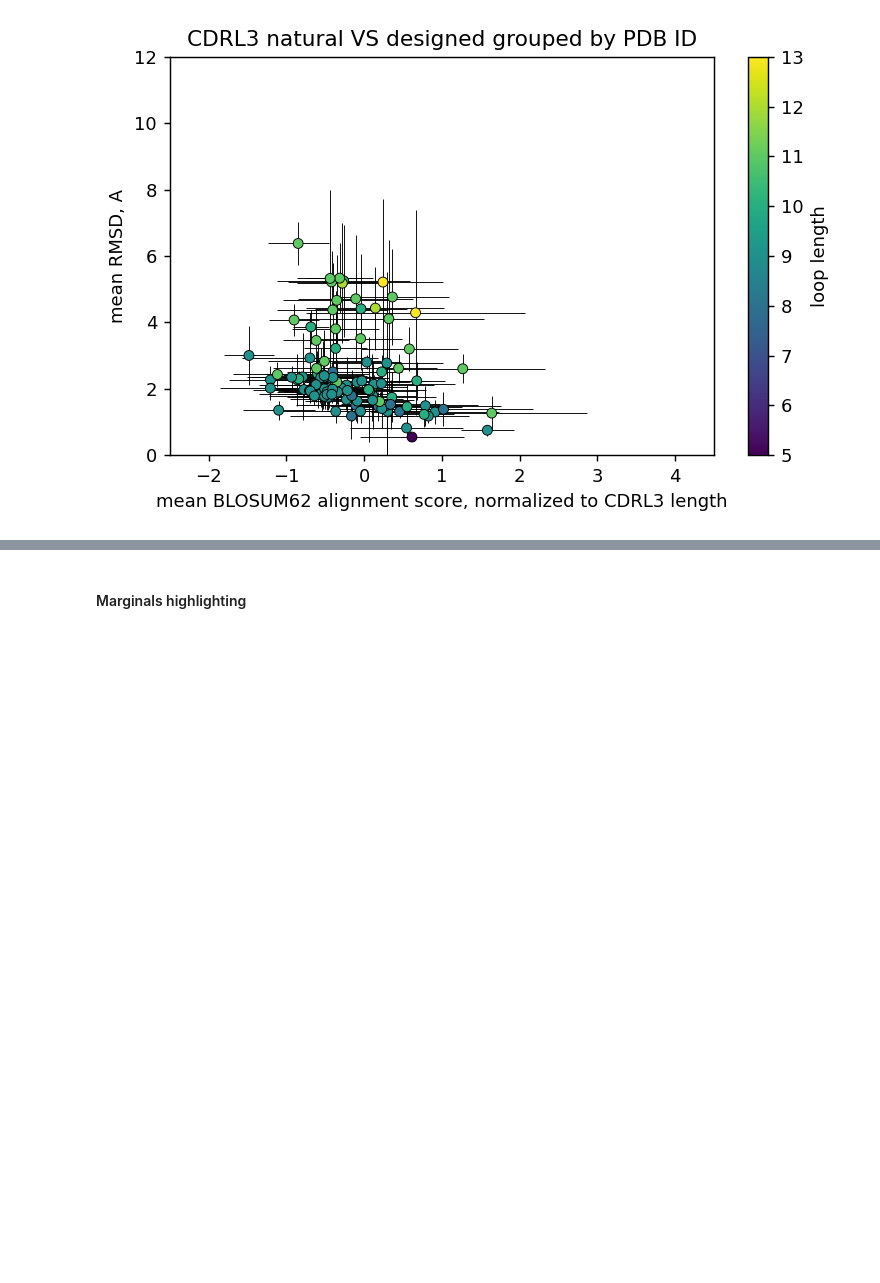
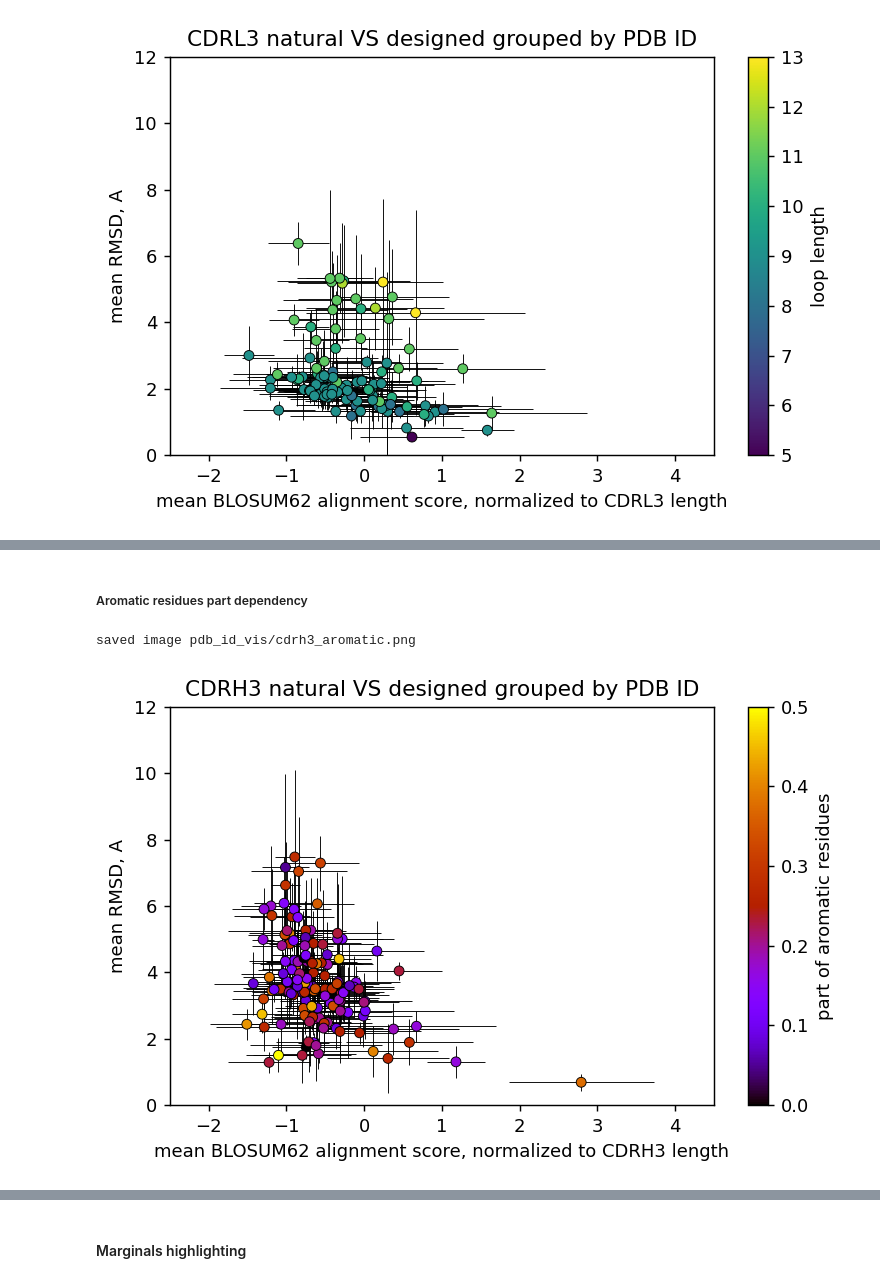
Before and after one commit to vladislove2020/CDR_prediction, a Jupyter notebook: main.ipynb, the cells around one changed output, grey strips where cells are left out. Saved outputs shown, nothing was run; the diff lists cells and outputs as text; code cells hidden in the pictures; blank space fills up the shorter version.

```diff
--- a/main.ipynb
+++ b/main.ipynb
@@ -1769,0 +1804,16 @@ plt.savefig("pdb_id_vis/cdrl3_hydrophobicity.png", dpi=300, facecolor="white")
+# %% [markdown]
+##### Aromatic residues part dependency #####
+# %%
+#the part of aromatic residues in the loop
+#CDRH3
+aromatic = ["F", "H", "W", "Y"]
+
+plot_residues_part(
+    mode="cdrh3",
+    res_group_list=aromatic,
+    res_group_name="aromatic",
+    colormap="gnuplot"
+)
+# %% [output]
+saved image pdb_id_vis/cdrh3_aromatic.png
+[figure, added]
```
Also changed, not shown: parts of 51 cells of this notebook, 1 other file.
